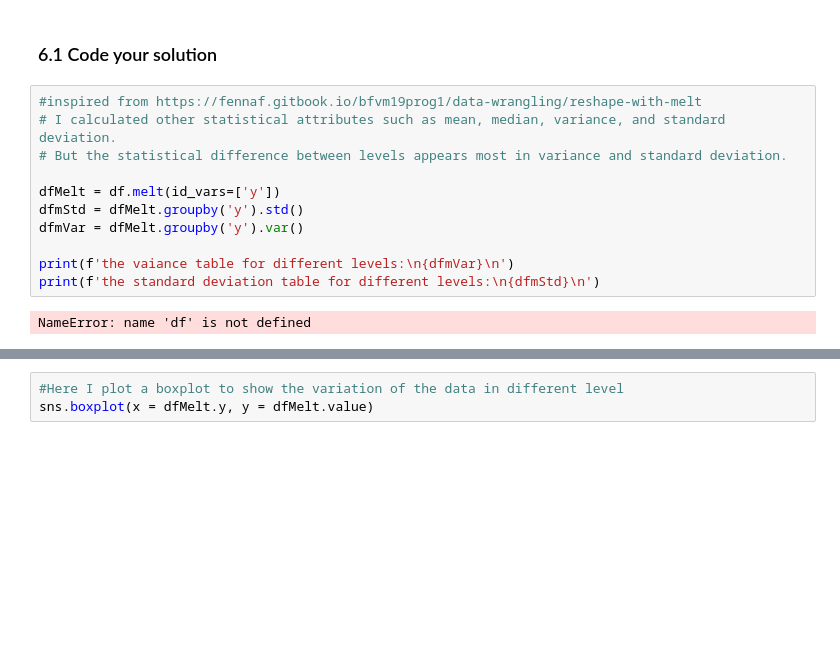
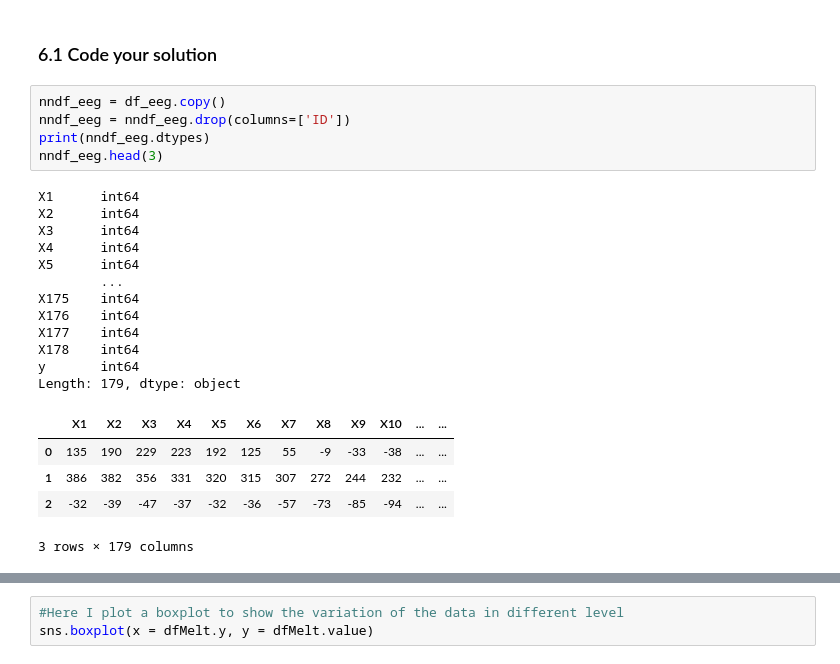
Before and after one commit to hoomanhanaei/DS_101, a Jupyter notebook: Assignment_01/Assignment_week_01.ipynb, the cells around one changed output, grey strips where cells are left out. Drawn from its saved outputs; the diff is of its cells as text; blank space fills up the shorter version.

Commit message:
Statistical Analysis

```diff
--- a/Assignment_01/Assignment_week_01.ipynb
+++ b/Assignment_01/Assignment_week_01.ipynb
@@ -815,16 +815,26 @@ From the graphical analysis is seems that there is significant difference betwee
 # %% [markdown]
 <a name='ex-61'></a>
 ### 6.1 Code your solution
-# %%
-#inspired from https://fennaf.gitbook.io/bfvm19prog1/data-wrangling/reshape-with-melt
-# I calculated other statistical attributes such as mean, median, variance, and standard deviation.
-# But the statistical difference between levels appears most in variance and standard deviation.
-
-dfMelt = df.melt(id_vars=['y'])
-dfmStd = dfMelt.groupby('y').std()
-dfmVar = dfMelt.groupby('y').var()
-
-print(f'the vaiance table for different levels:\n{dfmVar}\n')
-print(f'the standard deviation table for different levels:\n{dfmStd}\n')
-# %% [output]
-NameError: name 'df' is not defined
+# %%
+nndf_eeg = df_eeg.copy()
+nndf_eeg = nndf_eeg.drop(columns=['ID'])
+print(nndf_eeg.dtypes)
+nndf_eeg.head(3)
+# %% [output]
+X1      int64
+X2      int64
+X3      int64
+X4      int64
+X5      int64
+        ...
+X175    int64
+X176    int64
+X177    int64
+X178    int64
+y       int64
+Length: 179, dtype: object
+|  | X1 | X2 | X3 | X4 | X5 | X6 | X7 | X8 | X9 | X10 | ... | ... |
+| 0 | 135 | 190 | 229 | 223 | 192 | 125 | 55 | -9 | -33 | -38 | ... | ... |
+| 1 | 386 | 382 | 356 | 331 | 320 | 315 | 307 | 272 | 244 | 232 | ... | ... |
+| 2 | -32 | -39 | -47 | -37 | -32 | -36 | -57 | -73 | -85 | -94 | ... | ... |
+3 rows × 179 columns
```
Also changed, not shown: parts of 3 cells of this notebook.
